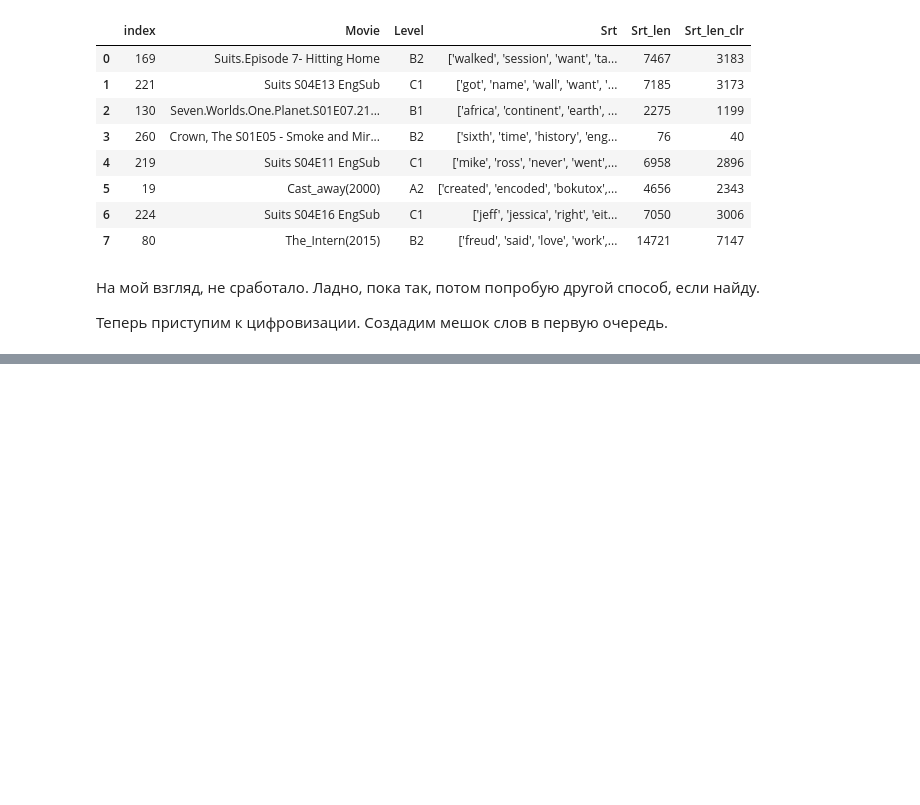
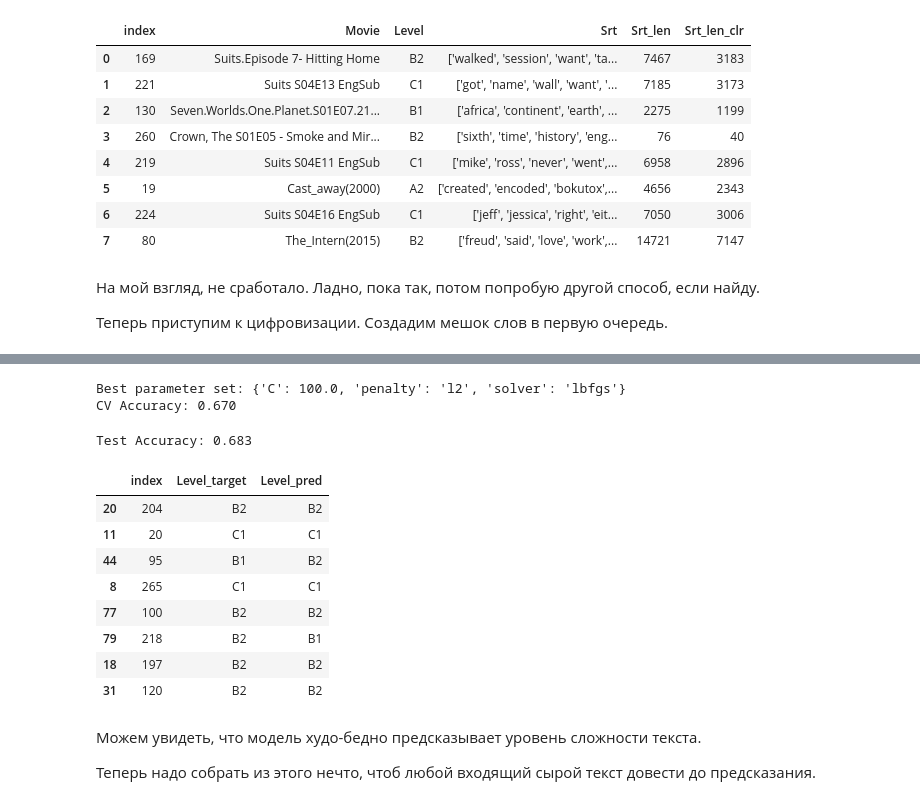
Before and after one commit to maria-smiles/master2, a Jupyter notebook: M2v1.ipynb, the cells around one changed output, grey strips where cells are left out. Drawn from its saved outputs; the diff is of its cells as text; code cells hidden in the pictures; blank space fills up the shorter version.

Commit message:
LogReg simple modelling

```diff
--- a/M2v1.ipynb
+++ b/M2v1.ipynb
@@ -565,0 +550,27 @@ bag = tfidfconverter.fit_transform(bag).toarray()
+# %%
+features_train, features_test, target_train, target_test = train_test_split(
+    features, target, test_size=0.3, random_state=RANDOM)
+# %%
+from sklearn.pipeline import Pipeline
+from sklearn.linear_model import LogisticRegression
+#from sklearn.feature_extraction.text import TfidfVectorizer
+from sklearn.model_selection import GridSearchCV
+
+#tfidf = TfidfVectorizer(strip_accents=None,
+#                        lowercase=False,
+#                        preprocessor=None)
+
+param_grid = {'penalty': ['l1','l2'],
+              'solver': ['lbfgs', 'newton-cg'],
+              'C': [1.0, 10.0, 100.0]}
+
+
+model = LogisticRegression(random_state=RANDOM, n_jobs=1, multi_class='auto')
+
+gs= GridSearchCV(model, param_grid,
+                           scoring='accuracy',
+                           cv=5,
+                           verbose=1,
+                           n_jobs=-1)
+# %%
+gs.fit(features_train, target_train)
@@ -565,0 +584,32 @@ bag = tfidfconverter.fit_transform(bag).toarray()
+# %%
+print('Best parameter set: %s ' % gs.best_params_)
+print('CV Accuracy: %.3f' % gs.best_score_)
+# %% [output]
+Best parameter set: {'C': 100.0, 'penalty': 'l2', 'solver': 'lbfgs'}
+CV Accuracy: 0.670
+# %%
+best_model = gs.best_estimator_
+print('Test Accuracy: %.3f' % best_model.score(features_test, target_test))
+# %% [output]
+Test Accuracy: 0.683
+# %%
+predicted = best_model.predict(features_test)
+df_test = pd.DataFrame()
+df_test['Level_target'] = target_test
+df_test = df_test.reset_index()
+df_test['Level_pred'] = pd.Series(predicted)
+df_test.sample(8)
+# %% [output]
+|  | index | Level_target | Level_pred |
+| 20 | 204 | B2 | B2 |
+| 11 | 20 | C1 | C1 |
+| 44 | 95 | B1 | B2 |
+| 8 | 265 | C1 | C1 |
+| 77 | 100 | B2 | B2 |
+| 79 | 218 | B2 | B1 |
+| 18 | 197 | B2 | B2 |
+| 31 | 120 | B2 | B2 |
+# %% [markdown]
+Можем увидеть, что модель худо-бедно предсказывает уровень сложности текста.
+
+Теперь надо собрать из этого нечто, чтоб любой входящий сырой текст довести до предсказания.
```
Also changed, not shown: parts of 12 cells of this notebook.
